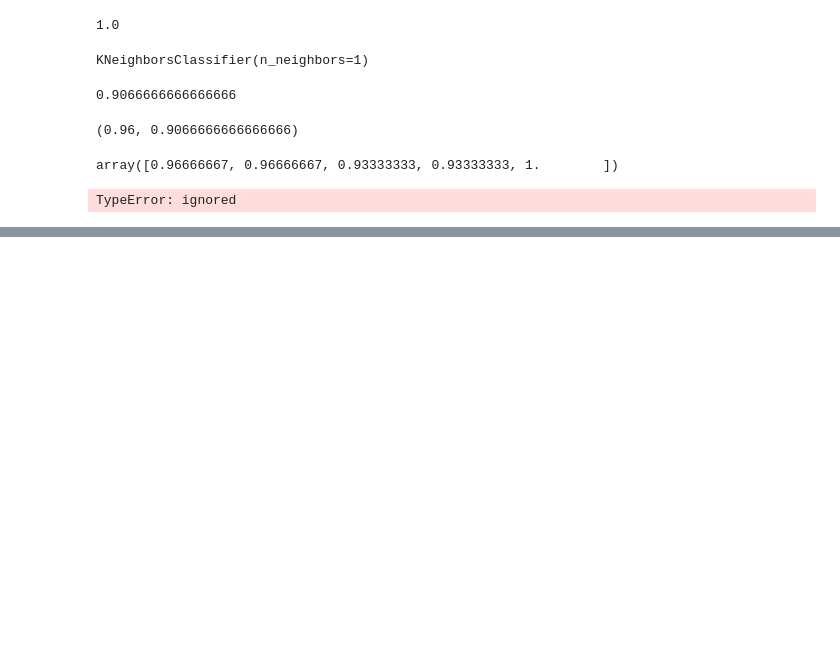
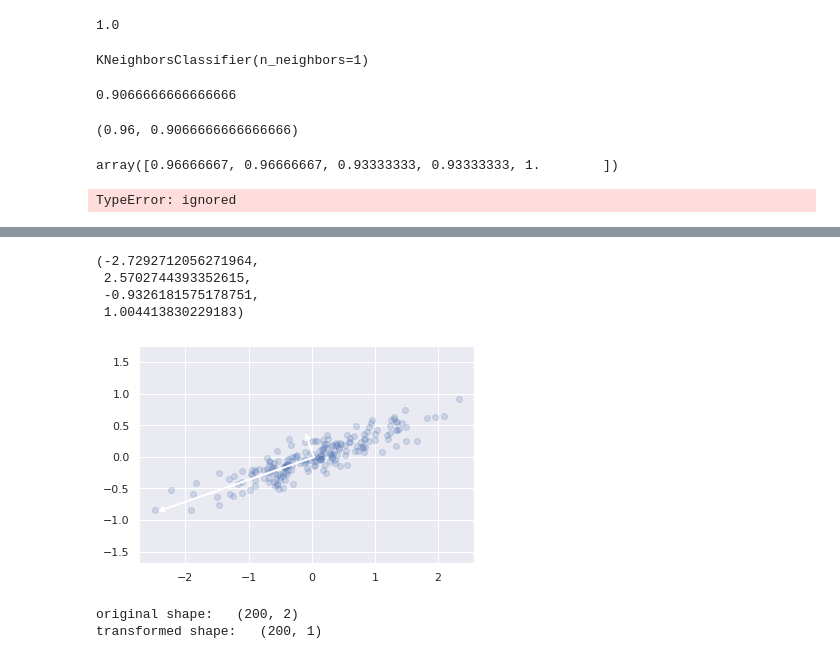
Before and after one commit to austinvanderlyn/School-Files, a Jupyter notebook: T1Chapter5MachineLearning.ipynb, the cells around one changed output, grey strips where cells are left out. Cells and saved outputs as stored; diff of their text form; code cells hidden in the pictures; blank space fills up the shorter version.

```diff
--- a/T1Chapter5MachineLearning.ipynb
+++ b/T1Chapter5MachineLearning.ipynb
@@ -659,0 +730,8 @@ print(model.coef_)
+# %%
+fig, ax = plt.subplots(4, 6)
+for i, axi in enumerate(ax.flat):
+  axi.imshow(Xtest[i].reshape(62, 47), cmap = "bone")
+  axi.set(xticks = [], yticks = [])
+  axi.set_ylabel(faces.target_names[yfit[i]].split()[-1],
+                 color = "black" if yfit[i] == ytest[i] else "red")
+fig.suptitle("Predicted Names: Incorrect Labels in Red", size = 14)
@@ -659,0 +847,29 @@ print(model.coef_)
+# %%
+def draw_vector(v0, v1, ax=None):
+    ax = ax or plt.gca()
+    arrowprops=dict(arrowstyle='->',
+                    linewidth=2,
+                    shrinkA=0, shrinkB=0)
+    ax.annotate('', v1, v0, arrowprops=arrowprops)
+
+# plot data
+plt.scatter(X[:, 0], X[:, 1], alpha = 0.2)
+for length, vector in zip(pca.explained_variance_, pca.components_):
+  v = vector * 3 * np.sqrt(length)
+  draw_vector(pca.mean_, pca.mean_ + v)
+plt.axis("equal")
+# %% [output]
+(-2.7292712056271964,
+ 2.5702744393352615,
+ -0.9326181575178751,
+ 1.004413830229183)
+[figure, added]
+# %%
+pca = PCA(n_components = 1)
+pca.fit(X)
+X_pca = pca.transform(X)
+print("original shape:  ", X.shape)
+print("transformed shape:  ", X_pca.shape)
+# %% [output]
+original shape:   (200, 2)
+transformed shape:   (200, 1)
```
Also changed, not shown: parts of 73 cells of this notebook.
